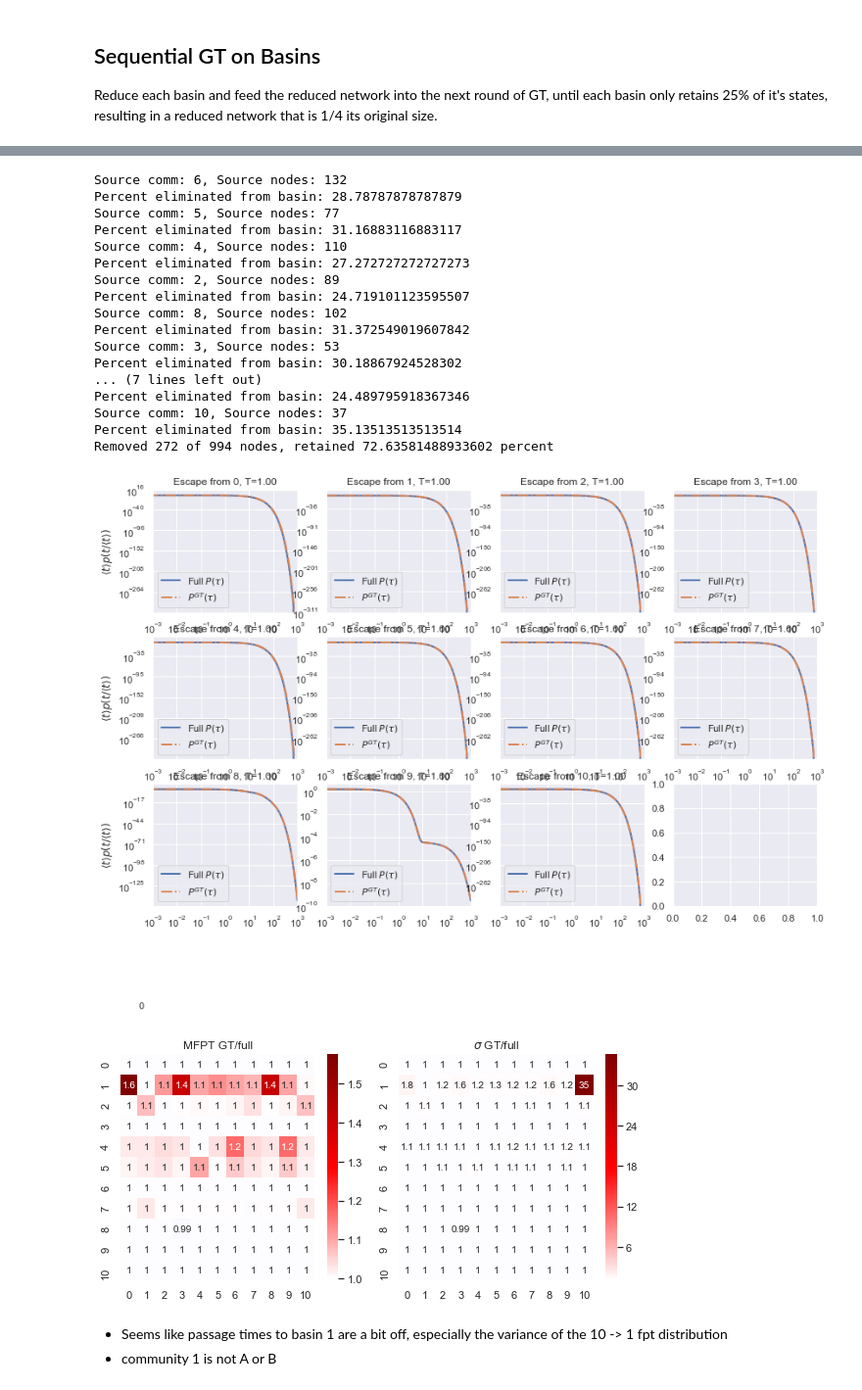
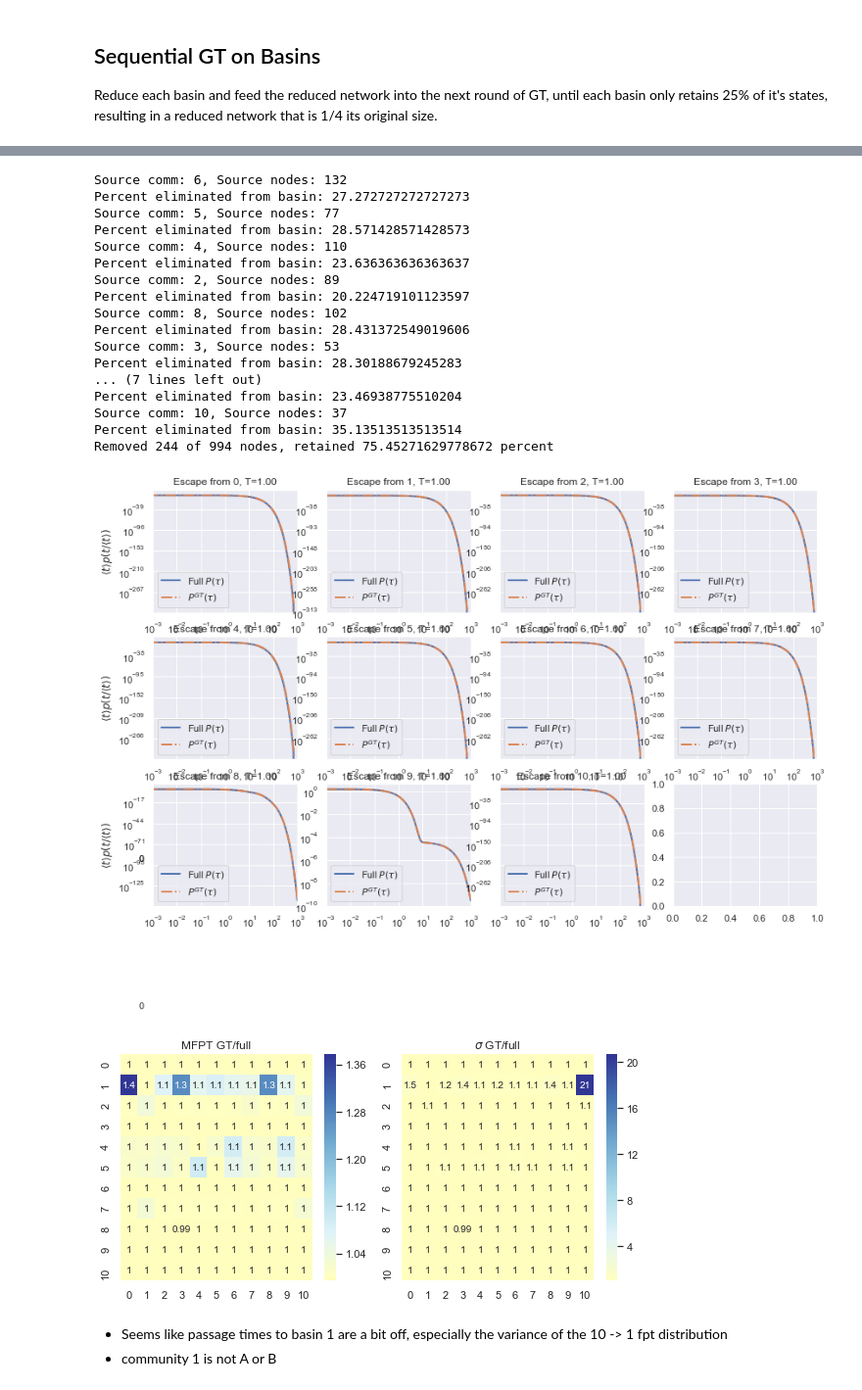
Before and after one commit to tomswinburne/PyGT, a Jupyter notebook: partialGT_9state.ipynb, the cells around one changed output, grey strips where cells are left out. Shown at 98% size. Saved outputs shown, nothing was run; the diff lists cells and outputs as text; code cells hidden in the pictures.

Commit message:
CODE: heatmap plots, 9state data

```diff
--- a/partialGT_9state.ipynb
+++ b/partialGT_9state.ipynb
@@ -751,9 +751,11 @@ def compare_basins(beta, r_BF, r_Q, r_comms, data_path=Path('KTN_data/9state'),
         #ax.set_ylim(pt[1].min()/10.0,100.0)
     fig.tight_layout()
 # %%
+from matplotlib.colors import LogNorm
 #calculate ratio of MFPT in reduced network to full network for all pairs of communities
 #same for the second moment
-def get_first_second_moment_ratios_reduced_full(beta, r_BF, r_Q, r_comms, data_path=Path('KTN_data/9state')):
+def get_first_second_moment_ratios_reduced_full(beta, r_BF, r_Q, r_comms, data_path=Path('KTN_data/9state'),
+                                               log=False):
     #first compute c1<->c2 passage time distributions on full network
     B, K, D, N, u, s, Emin, index_sel = kio.load_mat(path=data_path,beta=beta,Emax=None,Nmax=None,screen=False)
     D = np.ravel(K.sum(axis=0))
@@ -780,8 +782,16 @@ def get_first_second_moment_ratios_reduced_full(beta, r_BF, r_Q, r_comms, data_p
                 mfpt_mat[c1][c2] = tau[2]/tau_full[2]
                 std_mat[c1][c2] = tau[3]/tau_full[3]
     fig, (ax0, ax1) = plt.subplots(1, 2, figsize=(8,4))
-    sns.heatmap(mfpt_mat, center=1.0, annot=True, cmap='seismic', ax=ax0)
-    sns.heatmap(std_mat, center=1.0, annot=True, cmap='seismic', ax=ax1)
+    if log:
+        sns.heatmap(mfpt_mat, center=1.0, annot=False, cmap='RdYlBu',
+                    norm=LogNorm(mfpt_mat.min(), mfpt_mat.max()),
+                    cbar_kws={"ticks":[0,1,10,1e2,1e3]}, ax=ax0)
+        sns.heatmap(std_mat, center=1.0, annot=False, cmap='RdYlBu',
+                    norm=LogNorm(std_mat.min(), std_mat.max()),
+                    cbar_kws={"ticks":[0,1,10,1e2,1e3,1e4,1e5]}, ax=ax1)
+    else:
+        sns.heatmap(mfpt_mat, center=1.0, annot=True, cmap='RdYlBu', ax=ax0)
+        sns.heatmap(std_mat, center=1.0, annot=True, cmap='RdYlBu', ax=ax1)
     ax0.set_title('MFPT GT/full')
     ax1.set_title(r'$\sigma$ GT/full')
     fig.tight_layout()
@@ -789,30 +799,30 @@ def get_first_second_moment_ratios_reduced_full(beta, r_BF, r_Q, r_comms, data_p
 # %%
 #start by conservatively removing 25% of the nodes at T=1
 #recall, that these nodes do not have a high tpp density
 r_B, r_D, r_Q, r_N, r_BF, r_communities = pgt.prune_all_basins(beta=1.0, data_path=Path('KTN_data/9state'),
-                                                               rm_type='hybrid', percent_retained=50)
+                                                               rm_type='hybrid', percent_retained=53)
 compare_basins(1.0, r_BF, r_Q, r_communities)
 mfpt_mat, std_mat = get_first_second_moment_ratios_reduced_full(1.0, r_BF, r_Q, r_communities)
 # %% [output]
 Source comm: 6, Source nodes: 132
-Percent eliminated from basin: 28.78787878787879
+Percent eliminated from basin: 27.272727272727273
 Source comm: 5, Source nodes: 77
-Percent eliminated from basin: 31.16883116883117
+Percent eliminated from basin: 28.571428571428573
 Source comm: 4, Source nodes: 110
-Percent eliminated from basin: 27.272727272727273
+Percent eliminated from basin: 23.636363636363637
 Source comm: 2, Source nodes: 89
-Percent eliminated from basin: 24.719101123595507
+Percent eliminated from basin: 20.224719101123597
 Source comm: 8, Source nodes: 102
-Percent eliminated from basin: 31.372549019607842
+Percent eliminated from basin: 28.431372549019606
 Source comm: 3, Source nodes: 53
-Percent eliminated from basin: 30.18867924528302
+Percent eliminated from basin: 28.30188679245283
 ... (7 lines left out)
-Percent eliminated from basin: 24.489795918367346
+Percent eliminated from basin: 23.46938775510204
 Source comm: 10, Source nodes: 37
 Percent eliminated from basin: 35.13513513513514
-Removed 272 of 994 nodes, retained 72.63581488933602 percent
+Removed 244 of 994 nodes, retained 75.45271629778672 percent
-[figure, old version]
+[figure, new version]
-[figure, old version]
+[figure, new version]
 # %% [markdown]
 * Seems like passage times to basin 1 are a bit off, especially the variance of the 10 -> 1 fpt distribution
 * community 1 is not A or B
```
Also changed, not shown: parts of 15 cells of this notebook, 12 other files.
